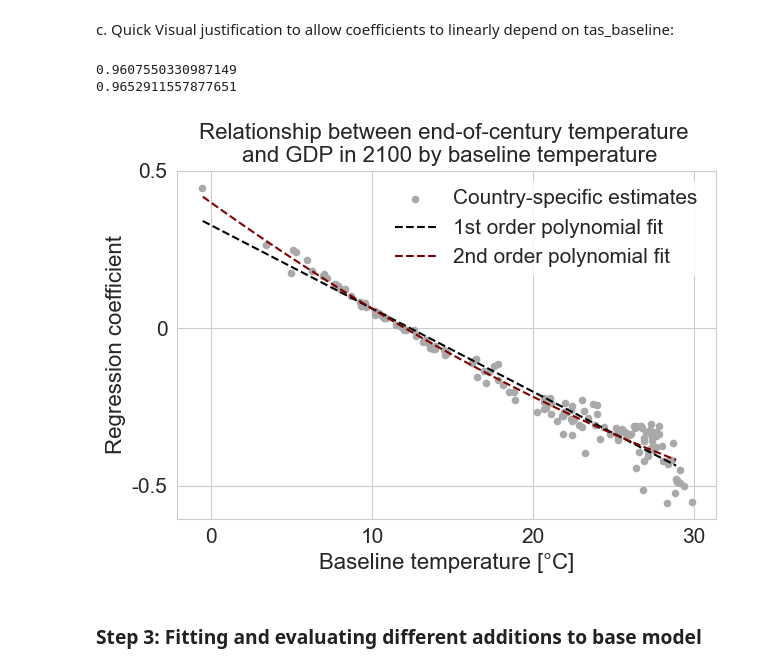
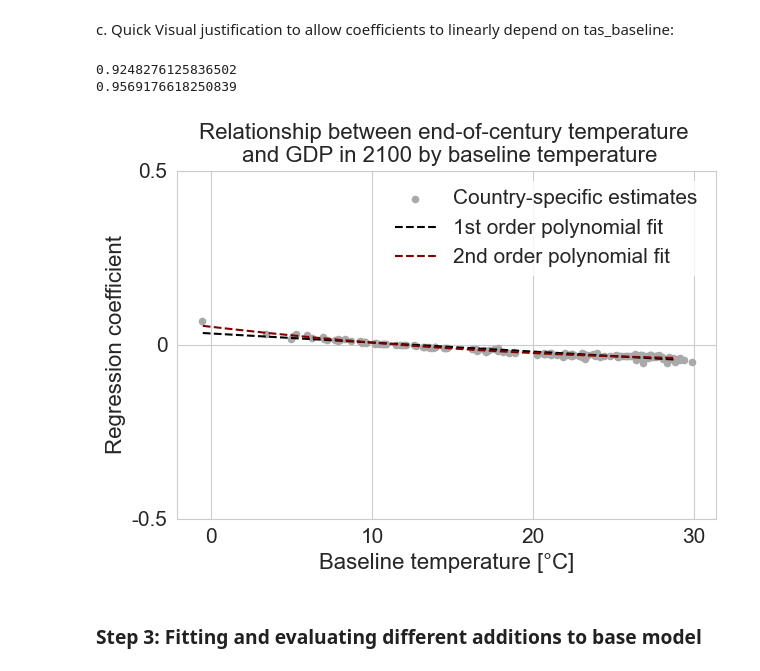
Before and after one commit to sarasita/econ, a Jupyter notebook: archive/key_characteristics/000_predictor-selection_OS_and_GDP copy.ipynb, the cells around one changed output. Cells and saved outputs as stored; diff of their text form; code cells hidden in the pictures.

```diff
--- a/main_analysis/key_characteristics/000_predictor-selection_OS_and_GDP copy.ipynb
+++ b/archive/key_characteristics/000_predictor-selection_OS_and_GDP copy.ipynb
@@ -47,15 +47,18 @@ thrshld_str = '135'
 # %% [markdown]
 a. GDP Data
 # %%
-gdp_df   = pd.read_csv(cset.file_burke).loc[:, ['iso', 'scen', 'run', 'year', 'diff_SSP2', 'SSP2']].loc[:, ['iso', 'scen', 'run', 'year', 'diff_SSP2', 'SSP2']]
-gdp_df   = gdp_df[gdp_df.scen != 'Ref1p5']
+gdp_df   = pd.read_csv(cset.file_burke).loc[:, ['iso', 'scen', 'run', 'year', 'diff_SSP2', 'SSP2', 'SSP2_clim']].loc[:, ['iso', 'scen', 'run', 'year', 'diff_SSP2', 'SSP2', 'SSP2_clim']]
+gdp_df.loc[gdp_df.scen == 'Refp5', 'scen'] = 'Ref1p5'
+gdp_df['run'] = [f.split('_')[-1] for f in gdp_df['run']]
+gdp_df = gdp_df[gdp_df.scen != 'Ref1p5']
 gdp_df.loc[gdp_df.scen == 'Refv2', 'scen'] = 'Ref'
+gdp_df['scen_run'] = gdp_df['scen'] + '_' + gdp_df['run'].astype(str)
+gdp_df.reset_index(drop = True, inplace = True)
+gdp_df['diff_SSP2'] = gdp_df['SSP2_clim']/gdp_df['SSP2']
 # only keep data for year that we are interested in:
 gdp_baseline = gdp_df[gdp_df.year == 2015]['SSP2'].values
 gdp_df  = gdp_df[(gdp_df.year == cset.gdp_target_year)].copy()
 # adding for compatibility with keys in GMT dataset
-gdp_df['scen_run'] = gdp_df['scen'] + '_' + gdp_df['run'].astype(str)
-
 gdp_isos  = gdp_df.iso.unique()
 # %% [markdown]
 b. Country-level temperatures
@@ -158,36 +162,37 @@ with sns.axes_style('whitegrid'):
             coefficients[i_iso, :] =  LinearRegression().fit(X_country, y_country).coef_
             tas_baselines.append(np.mean(country_data['tas_baseline']))
 
         for i_pred in range(len(sel_predictors)):
             if i_pred != 0:
                 plt.scatter(tas_baselines,
                             coefficients[:, i_pred],
                             color = 'darkgrey',
                             s = 20,
                             label = 'Country-specific estimates')
                 p = np.polyfit(tas_baselines, coefficients[:, i_pred], deg = 1)
                 print(r2_score(coefficients[:, i_pred], np.polyval(p, tas_baselines)))
                 plt.plot(np.arange(-0.5, 29, 0.1), np.polyval(p, np.arange(-0.5, 29, 0.1)), color = 'black', linestyle = '--', label = '1st order polynomial fit')
                 p = np.polyfit(tas_baselines, coefficients[:, i_pred], deg = 2)
                 print(r2_score(coefficients[:, i_pred], np.polyval(p, tas_baselines)))
                 plt.plot(np.arange(-0.5, 29, 0.1), np.polyval(p, np.arange(-0.5, 29, 0.1)), color = 'maroon', linestyle = '--', label = '2nd order polynomial fit')
         plt.xticks([0,10,20,30],
                    [0,10,20,30],
                    fontsize = labelsize_small)
         plt.yticks([-0.5, 0, 0.5],
                   [-0.5, 0, 0.5],
                   fontsize = labelsize_small)
         plt.xlabel('Baseline temperature [°C]', fontsize = labelsize_medium)
         plt.ylabel('Regression coefficient', fontsize = labelsize_medium)
         plt.title('Relationship between end-of-century temperature \n and GDP in 2100 by baseline temperature', fontsize = labelsize_medium)
     plt.legend(fontsize = labelsize_small, facecolor = (1,1,1,0.7), edgecolor = 'none')
     plt.tight_layout()
+    Path(cset.path_GRAPHICS / 'paper' / 'v0' / 'appendix').mkdir(parents=True, exist_ok=True)
     plt.savefig(cset.path_GRAPHICS / 'paper' / 'v0' / 'appendix' / 'polynomial_terms.pdf', dpi = 600)
     plt.show()
 # %% [output]
-0.9607550330987149
-0.9652911557877651
+0.9248276125836502
+0.9569176618250839
-[figure, old version]
+[figure, new version]
 # %% [markdown]
 ### Step 3: Fitting and evaluating different additions to base model
 # %% [markdown]
```
Also changed, not shown: parts of 7 cells of this notebook, 29 other files.
